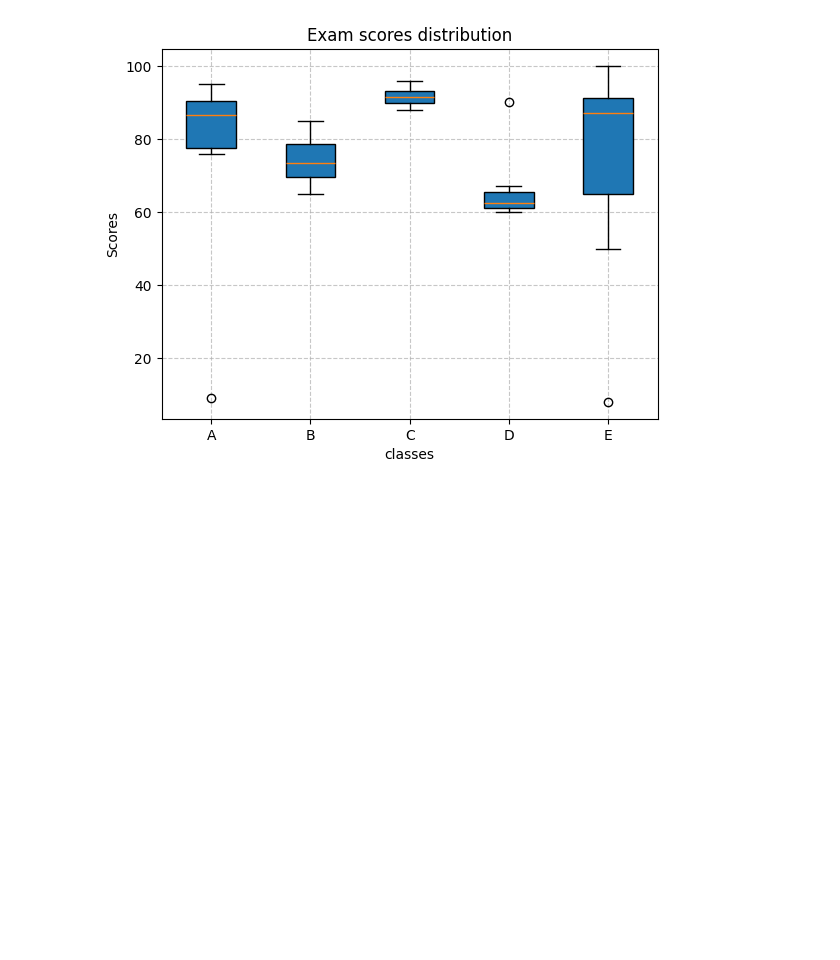
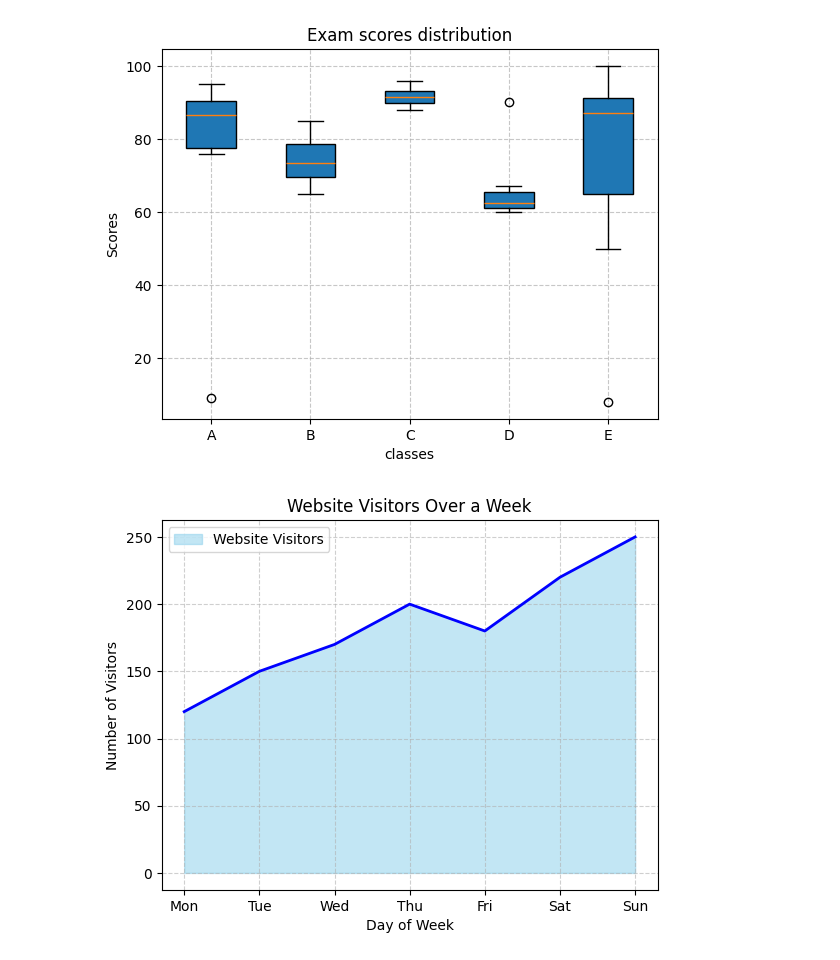
Before and after one commit to vutikurishanmukha9/PythonCourseWork, a Jupyter notebook: ClassWork/36.Matplot.ipynb, the cells around one changed output. Drawn from its saved outputs; the diff is of its cells as text; code cells hidden in the pictures; blank space fills up the shorter version.

Commit message:
Graphs

```diff
--- a/ClassWork/36.Matplot.ipynb
+++ b/ClassWork/36.Matplot.ipynb
@@ -124,3 +124,22 @@ plt.grid(True ,linestyle = "--" , alpha = 0.7)
 plt.show()
 # %% [output]
 [figure]
+# %%
+import matplotlib.pyplot as plt
+
+days = ["Mon", "Tue", "Wed", "Thu", "Fri", "Sat", "Sun"]
+visitors = [120, 150, 170, 200, 180, 220, 250]
+
+plt.fill_between(days, visitors,
+                 color="skyblue", alpha=0.5,
+                 label="Website Visitors")
+
+plt.plot(days, visitors, color="blue", linewidth=2)
+plt.title("Website Visitors Over a Week")
+plt.xlabel("Day of Week")
+plt.ylabel("Number of Visitors")
+plt.legend()
+plt.grid(True, linestyle="--", alpha=0.6)
+plt.show()
+# %% [output]
+[figure, added]
```
Also changed, not shown: parts of 2 cells of this notebook.
